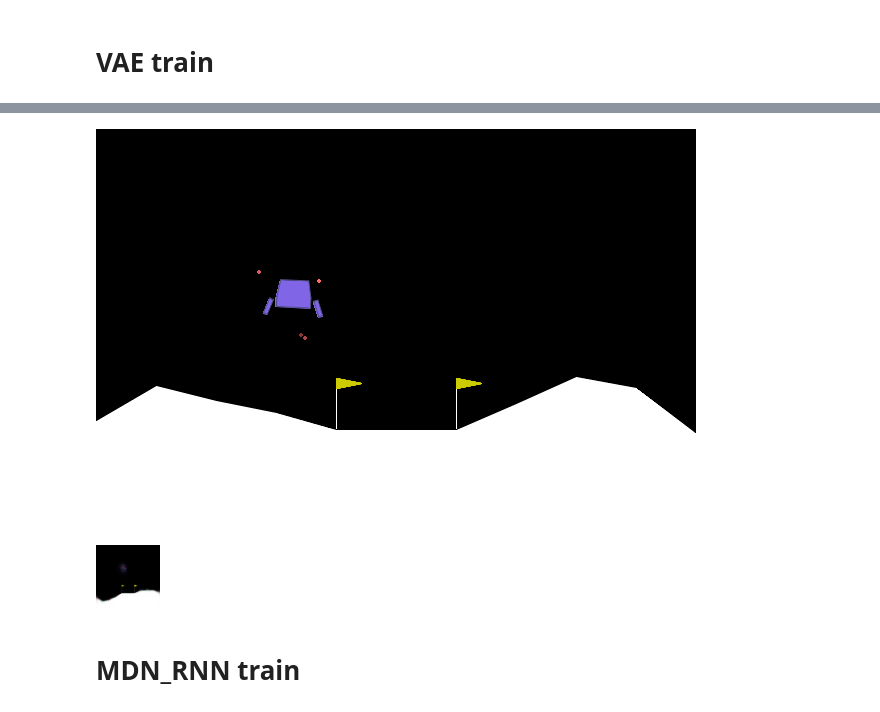
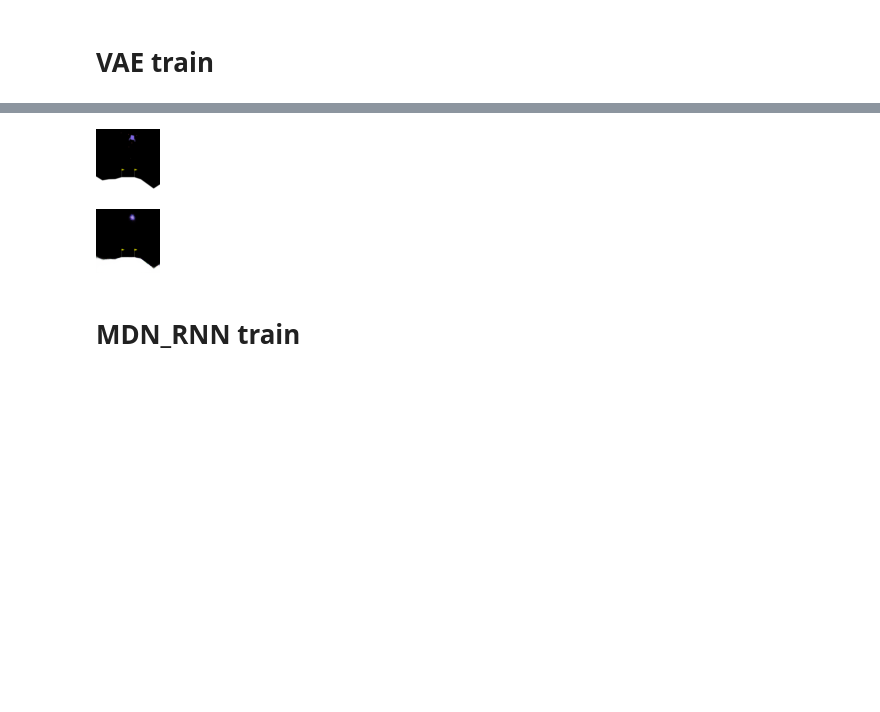
Before and after one commit to IkJun1/World_Model, a Jupyter notebook: example.ipynb, the cells around one changed output, grey strips where cells are left out. Drawn from its saved outputs; the diff is of its cells as text; code cells hidden in the pictures; blank space fills up the shorter version.

```diff
--- a/example.ipynb
+++ b/example.ipynb
@@ -125,12 +136,12 @@ def vae_train(vae, optimizer, dataloader, epochs=10):
 # %%
 to_pil = transforms.ToPILImage()
-to_pil(observations[90])
+to_pil(observations[555])
 # %% [output]
-[figure, old version]
+[figure, new version]
 # %%
 vae.eval()
-data = observations[15522].unsqueeze(0).to("cuda:0")
+data = observations[555].unsqueeze(0).to("cuda:0")
 hidden_state, recon_image, _, _ = vae(data)
 to_pil(recon_image[0])
 # %% [output]
-[figure, old version]
+[figure, new version]
```
Also changed, not shown: parts of 15 cells of this notebook.
